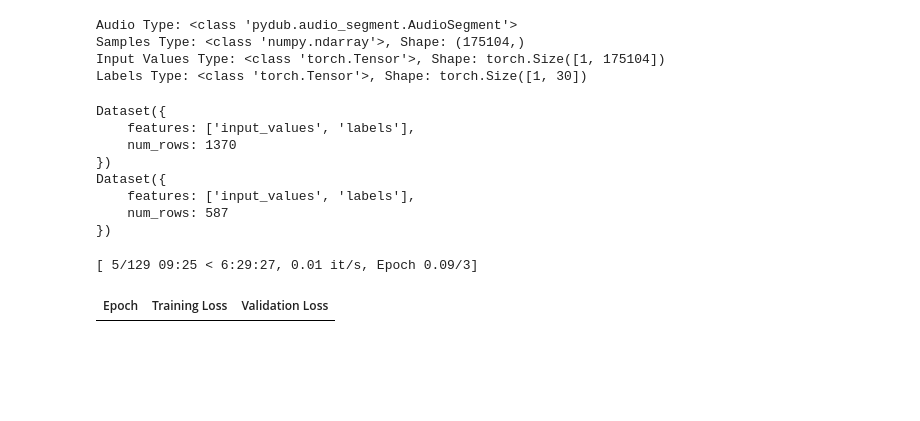
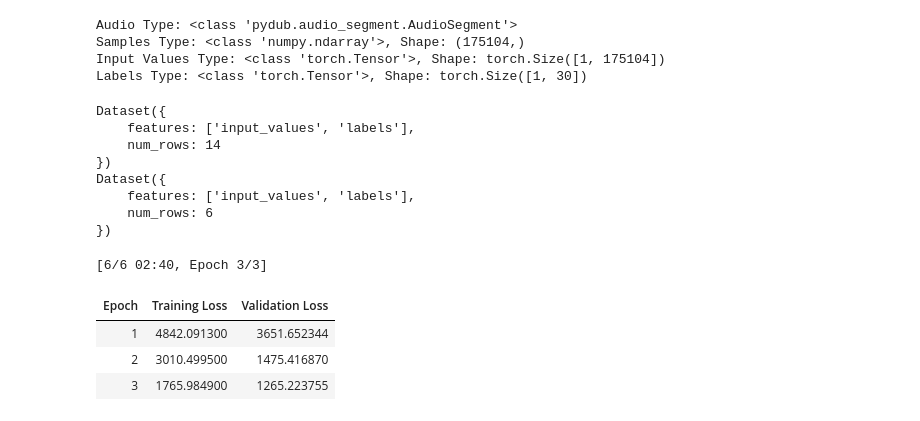
Before and after one commit to yeoxiongyun/Audio-Transcription, a Jupyter notebook: speech/asr-train/cv-train.ipynb, the cells around one changed output. Cells and saved outputs as stored; diff of their text form; code cells hidden in the pictures; blank space fills up the shorter version.

Commit message:
update train

```diff
--- a/speech/asr-train/cv-train.ipynb
+++ b/speech/asr-train/cv-train.ipynb
@@ -399,9 +399,9 @@ train_df, val_df = train_test_split(df, test_size=0.3, random_state=0)
 train_df = train_df[['filename', 'text']].rename(columns={'filename': 'path'})
 eval_df = val_df[['filename', 'text']].rename(columns={'filename': 'path'})
 
-# Subsample 1% of the data
-train_df = train_df.sample(frac=0.01, random_state=0)
-eval_df = eval_df.sample(frac=0.01, random_state=0)
+# Subsample 0.01% of the data
+train_df = train_df.sample(frac=0.0001, random_state=0)
+eval_df = eval_df.sample(frac=0.0001, random_state=0)
 
 # Convert DataFrame to Hugging Face Dataset
 train_dataset = Dataset.from_pandas(train_df)
@@ -440,11 +440,11 @@ print(eval_dataset)
 # %% [output]
 Dataset({
     features: ['input_values', 'labels'],
-    num_rows: 1370
+    num_rows: 14
 })
 Dataset({
     features: ['input_values', 'labels'],
-    num_rows: 587
+    num_rows: 6
 })
 # %%
 # implementing a custom collator for CTC tasks
@@ -482,14 +482,7 @@ class CustomCTCCollator:
 device = torch.device('cpu')
 torch.set_default_device(device)  # Ensures all new tensors are on CPU
 
-from transformers import Wav2Vec2ForCTC, Trainer, TrainingArguments
-
-# Load model
-# model = Wav2Vec2ForCTC.from_pretrained('facebook/wav2vec2-large-960h',
-#     ctc_loss_reduction='mean',
-#     pad_token_id=processor.tokenizer.pad_token_id,
-# )
-# model = Wav2Vec2ForCTC.from_pretrained("facebook/wav2vec2-large-960h", vocab_size=len(tokenizer))
+from transformers import Wav2Vec2ForCTC, Trainer, TrainingArguments #, TrainerCallback
 
 model_dir = 'model'
 processor = AutoProcessor.from_pretrained(model_dir)
@@ -498,37 +491,48 @@ model = AutoModelForCTC.from_pretrained(model_dir)
 data_collator = CustomCTCCollator(processor=processor, padding=True)
 
 
 # Define training arguments
 training_args = TrainingArguments(
-    dataloader_num_workers=4,  # Enable parallel data loading
+    # dataloader_num_workers=4,  # Enable parallel data loading
     output_dir='./wav2vec2-finetuned',
     eval_strategy='epoch',
     learning_rate=1e-4,
-    per_device_train_batch_size=4,
-    gradient_accumulation_steps=2,
+    per_device_train_batch_size=8,
+    gradient_accumulation_steps=1,
     num_train_epochs=3,
-    save_steps=500,
-    logging_steps=100,
+    save_steps=100,
+    logging_steps=1,
     save_total_limit=2,
     fp16=False,
     use_cpu=True,
     remove_unused_columns=False,
 )
 
 # Trainer
 trainer = Trainer(
     model=model,
     args=training_args,
     train_dataset=train_dataset,
     eval_dataset=eval_dataset,
     processing_class=processor.feature_extractor,
     data_collator=data_collator
-    # tokenizer=tokenizer,
 )
+
+# # Manually log training loss
+# class LoggingCallback(TrainerCallback):
+#     def on_log(self, args, state, control, logs=None, **kwargs):
+#         if logs is not None and 'loss' in logs:
+#             print(f'Training Loss: {logs["loss"]:.4f}')
+
+# trainer.add_callback(LoggingCallback())
+
 
 # Start training
 trainer.train()
 print('Training complete!')
 # %% [output]
-[ 5/129 09:25 < 6:29:27, 0.01 it/s, Epoch 0.09/3]
+[6/6 02:40, Epoch 3/3]
 | Epoch | Training Loss | Validation Loss |
+| 1 | 4842.091300 | 3651.652344 |
+| 2 | 3010.499500 | 1475.416870 |
+| 3 | 1765.984900 | 1265.223755 |
```
Also changed, not shown: parts of 8 cells of this notebook, 13 other files.
